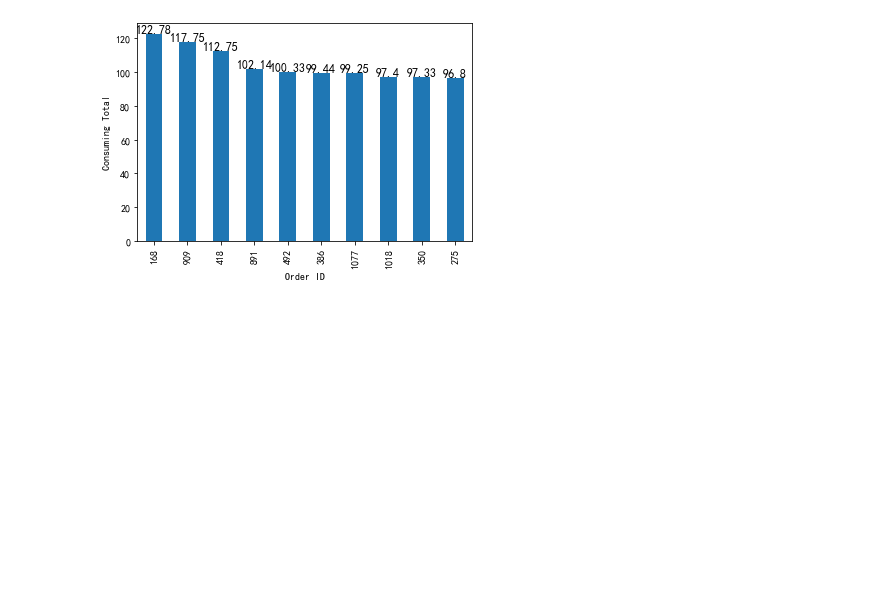
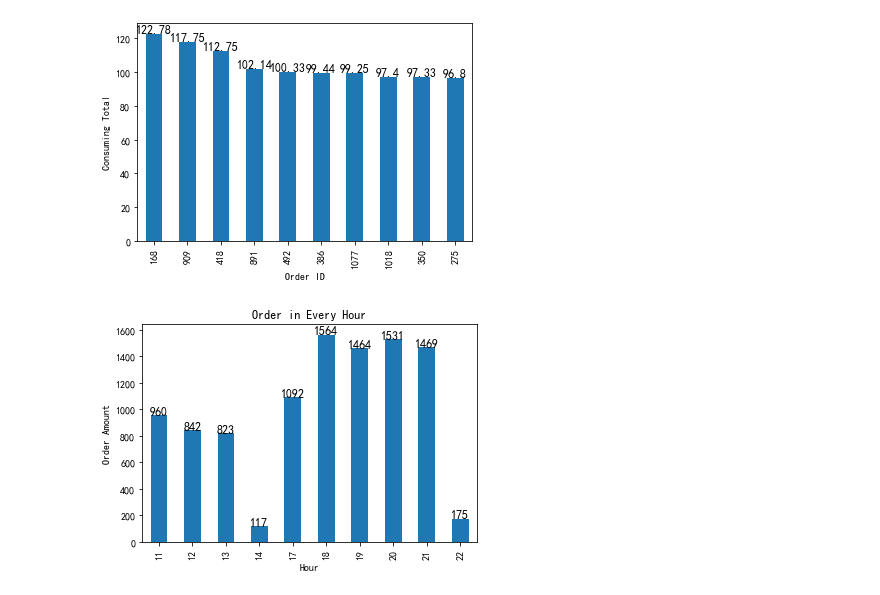
Before and after one commit to YJJCA/5PythonProject, a Jupyter notebook: restaurant/restaurant.ipynb, the cells around one changed output. Saved outputs shown, nothing was run; the diff lists cells and outputs as text; code cells hidden in the pictures; blank space fills up the shorter version.

```diff
--- a/restaurant/restaurant.ipynb
+++ b/restaurant/restaurant.ipynb
@@ -111,3 +111,17 @@ for i, v in enumerate(sort_average['average'][:10]):
     plt.text(i, v+0.5, str(v), color='black', fontweight='bold', ha='center',fontsize=12)
 # %% [output]
 [figure]
+# %%
+# Whih time period has more order
+data['hourcount'] = 1
+data['time'] = pd.to_datetime(data['place_order_time'])
+data['hour'] = data['time'].map(lambda x:x.hour)
+group_by_hour = data.groupby(by = 'hour').count()['hourcount']
+group_by_hour.plot(kind = 'bar')
+plt.xlabel('Hour')
+plt.ylabel('Order Amount')
+plt.title('Order in Every Hour')
+for i, v in enumerate(group_by_hour):
+    plt.text(i, v+0.5, str(v), color='black', fontweight='bold', ha='center',fontsize=12)
+# %% [output]
+[figure, added]
```
Also changed, not shown: parts of 2 cells of this notebook.
